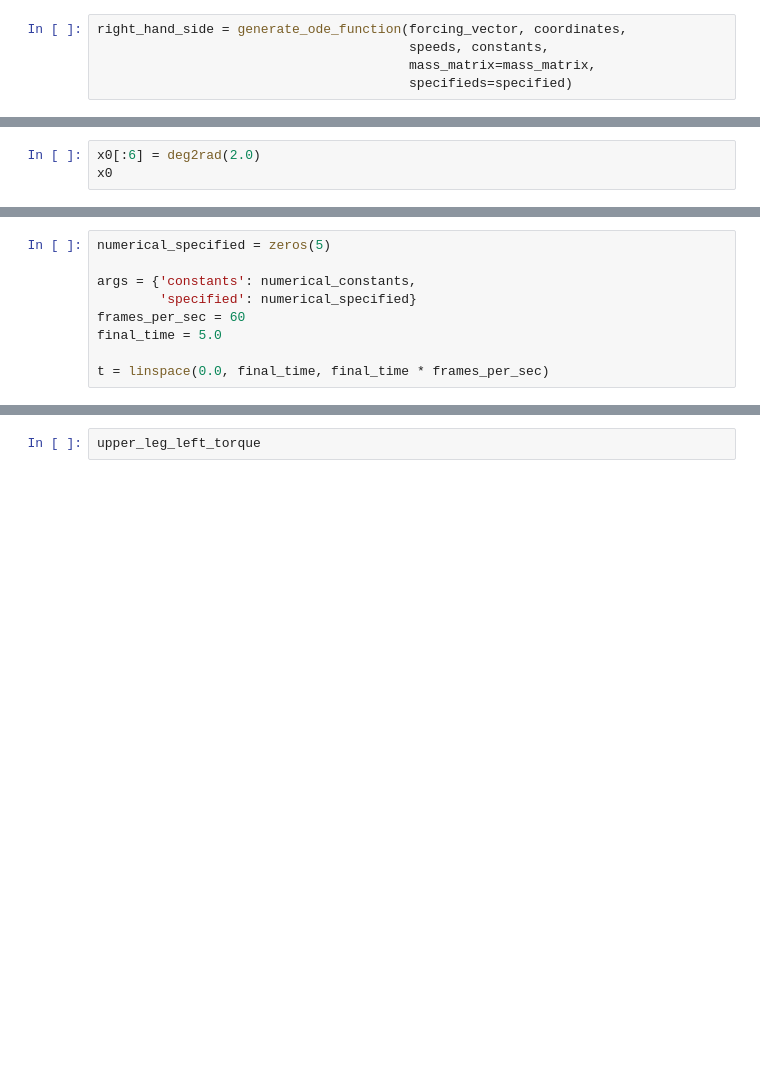
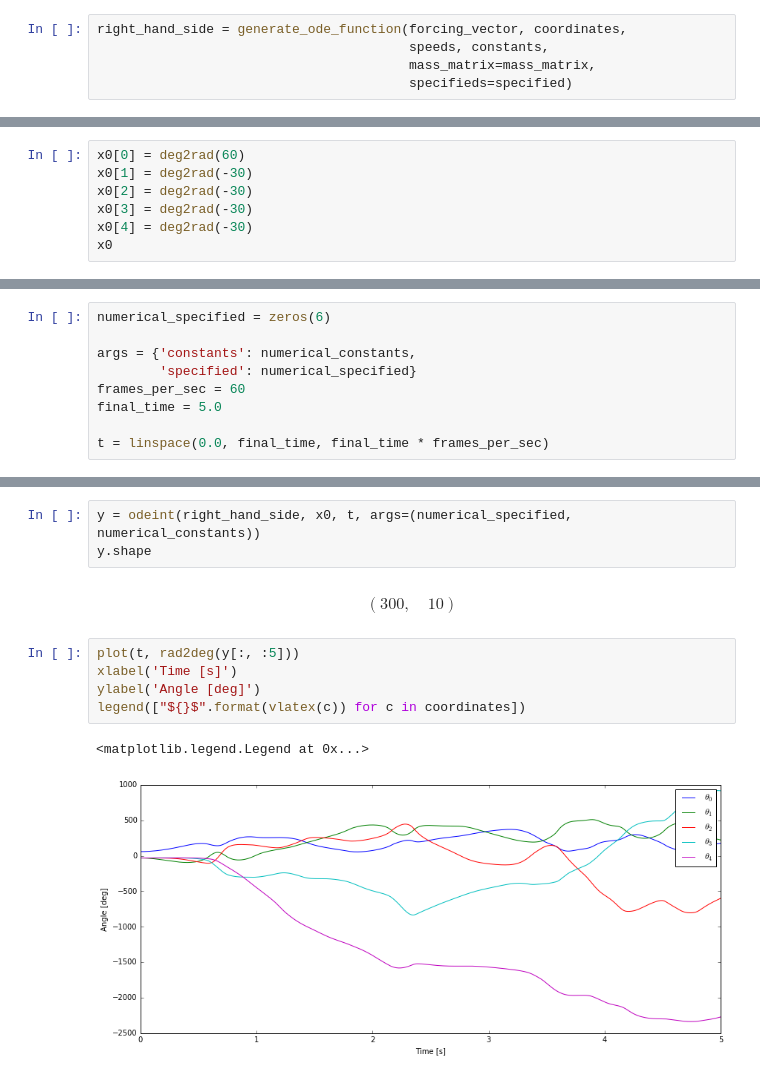
Before and after one commit to Roboy/roboy-ros-control, a Jupyter notebook: python/PaBiRoboy_dynamics.ipynb, the cells around one changed output, grey strips where cells are left out. Saved outputs shown, nothing was run; the diff lists cells and outputs as text; blank space fills up the shorter version.

```diff
--- a/python/PaBiRoboy_dynamics.ipynb
+++ b/python/PaBiRoboy_dynamics.ipynb
@@ -454,3 +485,7 @@ x0
-# %%
-x0[:6] = deg2rad(2.0)
-x0
+# %%
+x0[0] = deg2rad(60)
+x0[1] = deg2rad(-30)
+x0[2] = deg2rad(-30)
+x0[3] = deg2rad(-30)
+x0[4] = deg2rad(-30)
+x0
@@ -457,5 +495,5 @@ x0
 # %%
-numerical_specified = zeros(5)
+numerical_specified = zeros(6)
 
 args = {'constants': numerical_constants,
         'specified': numerical_specified}
@@ -468,2 +510,13 @@ right_hand_side(x0, 0.0, numerical_specified, numerical_constants)
-# %%
-upper_leg_left_torque
+# %%
+y = odeint(right_hand_side, x0, t, args=(numerical_specified, numerical_constants))
+y.shape
+# %% [output]
+$$\left ( 300, \quad 10\right )$$
+# %%
+plot(t, rad2deg(y[:, :5]))
+xlabel('Time [s]')
+ylabel('Angle [deg]')
+legend(["${}$".format(vlatex(c)) for c in coordinates])
+# %% [output]
+<matplotlib.legend.Legend at 0x...>
+[figure, added]
```
Also changed, not shown: parts of 35 cells of this notebook, 1 other file.
